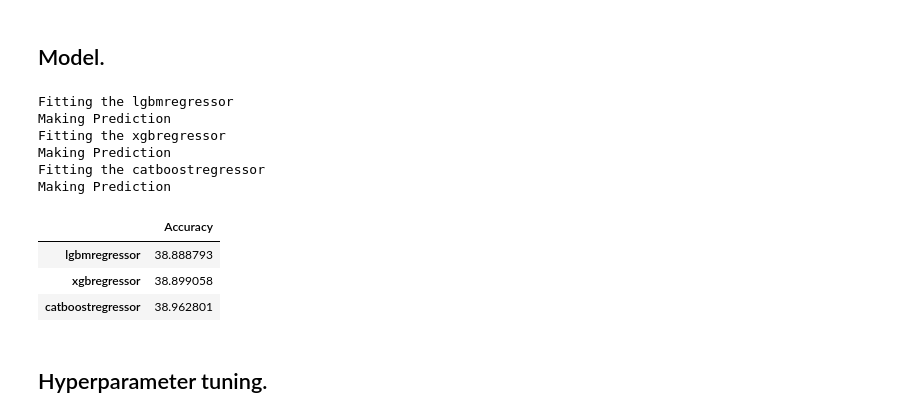
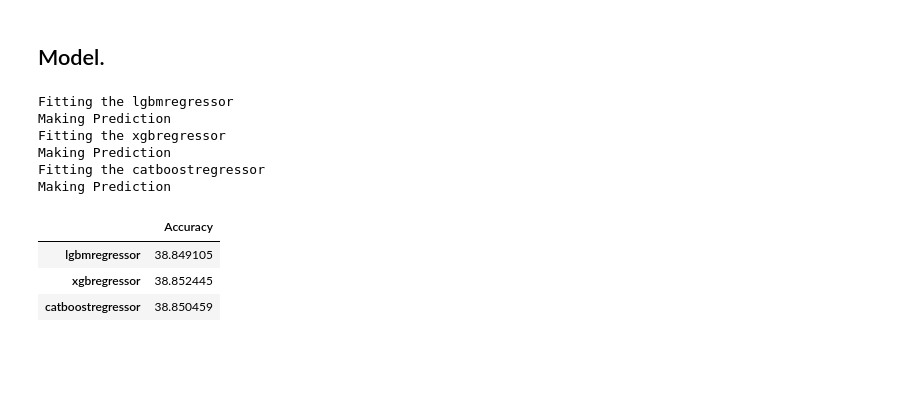
Before and after one commit to Hopesb/Kaggle_Project, a Jupyter notebook: backpack-baseline-predicition.ipynb, the cells around one changed output. Cells and saved outputs as stored; diff of their text form; code cells hidden in the pictures; blank space fills up the shorter version.

Commit message:
Kaggle Notebook | BackPack Baseline Predicition | Target Encode

```diff
--- a/backpack-baseline-predicition.ipynb
+++ b/backpack-baseline-predicition.ipynb
@@ -172,0 +212,4 @@ df.head()
+# %%
+enc_col = ["Brand", "Material", "Laptop Compartment", "Waterproof", "Style", "Weight Class"]
+train_enc, test_enc = target_encode(df, enc_col, test_df, eps=50)
+train_enc
@@ -173,6 +230,6 @@ df.head()
 # %%
 target = "Price"
-X = df.drop(columns= target)
+X = train_enc.drop(columns= target)
 y = df[target]
 
 X_train, X_test, y_train, y_test = train_test_split(X, y, test_size=0.2, random_state=42)
@@ -180,14 +237,13 @@ X_train, X_test, y_train, y_test = train_test_split(X, y, test_size=0.2, random_
 ## Model.
 # %%
 # Create a function that takes in a list of algortithm and then make the prediction then save the prediction.
-def score_predict(algorithms, X_train, X_test, y_train, y_test, test_df=None, save=True):
+def score_predict(algorithms, X_train, X_test, y_train, y_test, test_enc, test_df=None, save=True):
 
     data_dict = {}
     # loop throught the algorithms.
     for algorithm in tqdm(algorithms, desc="Starting"):
         # make the pipeline
         model = make_pipeline(
-            OrdinalEncoder(),
             StandardScaler(),
             algorithm
         )
@@ -202,48 +258,48 @@ def score_predict(algorithms, X_train, X_test, y_train, y_test, test_df=None, sa
         data_dict[alg_name] = score
 
         if save == True:
-            y_pred = model.predict(test_df)
+            y_pred = model.predict(test_enc)
             pd.DataFrame({"Price": y_pred}, index=test_df.index).to_csv(f"{alg_name}.csv")
 
     score_df = pd.DataFrame(data_dict, index=["Accuracy"]).T
     return score_df
-# %%
-test_df = wrangle(test_filepath)
 # %%
-xgb_params = {'max_depth': 4,
- 'n_estimators': 2878,
- 'learning_rate': 0.009134728536503977,
- 'min_child_weight': 0.0008871149116998148,
- 'reg_alpha': 0.8340976021595664,
- 'reg_lambda': 0.975791576152824,
- 'colsample_bylevel': 0.948606321143124,
- 'colsample_bytree': 0.2265378445858436,
- 'colsample_bynode': 0.4382277169361072}
-
-lgb_params= {'max_depth': 19,
- 'n_estimators': 1768,
- 'learning_rate': 0.0071929991812130015,
- 'min_child_weight': 0.44804845768071466,
- 'reg_alpha': 0.33891999864510775,
- 'reg_lambda': 0.3162170955979936,
- 'colsample_bylevel': 0.4418001058699319,
- 'colsample_bytree': 0.39367050503493833,
- 'colsample_bynode': 0.7156736897319109}
+xgb_params = {'max_depth': 8,
+              'n_estimators': 1701,
+              'learning_rate': 0.006899755927601937,
+              'min_child_weight': 0.2751236938771351,
+              'reg_alpha': 0.527480714707444,
+              'reg_lambda': 13.198806851176458,
+              'colsample_bylevel': 0.9772481366672879,
+              'colsample_bytree': 0.7774789504388184,
+              'colsample_bynode': 0.8541180728630634}
+lgb_params = {'max_depth': 17,
+              'n_estimators': 2995,
+              'learning_rate': 0.00943875220877273,
+              'min_child_weight': 0.9260630565539196,
+              'reg_alpha': 0.9200603427801367,
+              'reg_lambda': 1.4831257707229202,
+              'colsample_bylevel': 0.5223344478716733,
+              'colsample_bytree': 0.9937966786732069,
+              'colsample_bynode': 0.8479188035499157}
+cat_params = {'max_depth': 8,
+              'n_estimators': 2830,
+              'learning_rate': 0.009960055354186655}
 algorithms = [LGBMRegressor(**lgb_params, verbose=-1, random_state=42),
              XGBRegressor(**xgb_params, random_state=42),
-             CatBoostRegressor(verbose=0, random_state=42)]
-score = score_predict(algorithms, X_train, X_test, y_train, y_test, test_df)
+             CatBoostRegressor(**cat_params, verbose=0, random_state=42)]
+score = score_predict(algorithms, X_train, X_test, y_train, y_test, test_enc, test_df)
 score
 # %% [output]
 Fitting the lgbmregressor
 Making Prediction
 Fitting the xgbregressor
 Making Prediction
 Fitting the catboostregressor
 Making Prediction
 |  | Accuracy |
-| lgbmregressor | 38.888793 |
-| xgbregressor | 38.899058 |
-| catboostregressor | 38.962801 |
+| lgbmregressor | 38.849105 |
+| xgbregressor | 38.852445 |
+| catboostregressor | 38.850459 |
 # %%
 lgb = make_pipeline(
@@ -269,3 +322 @@ y_pred = vote.predict(test_df)
 pd.DataFrame({"Price": y_pred}, index=test_df.index).to_csv(f"submission.csv")
-# %% [markdown]
-## Hyperparameter tuning.
```
Also changed, not shown: parts of 18 cells of this notebook.
